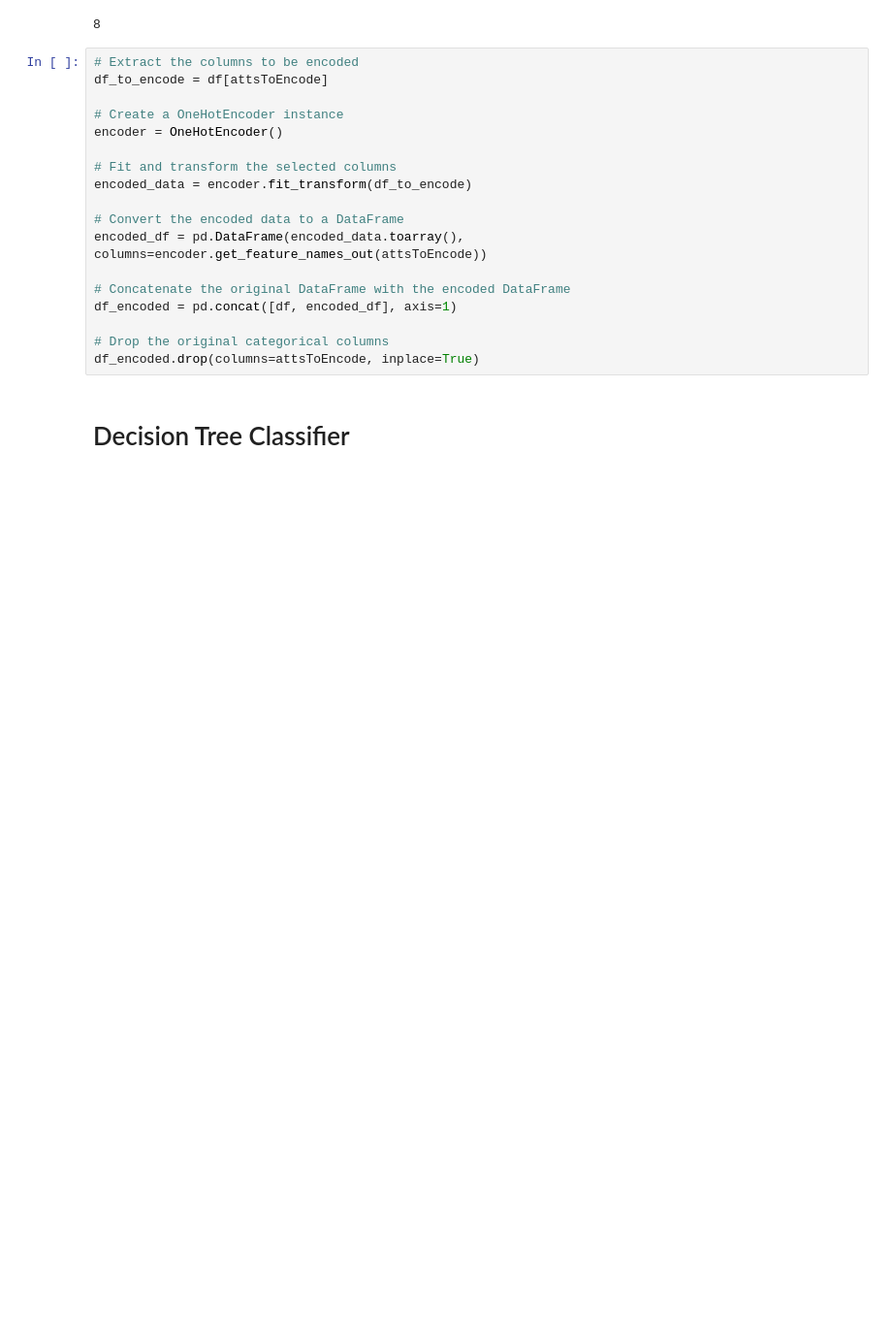
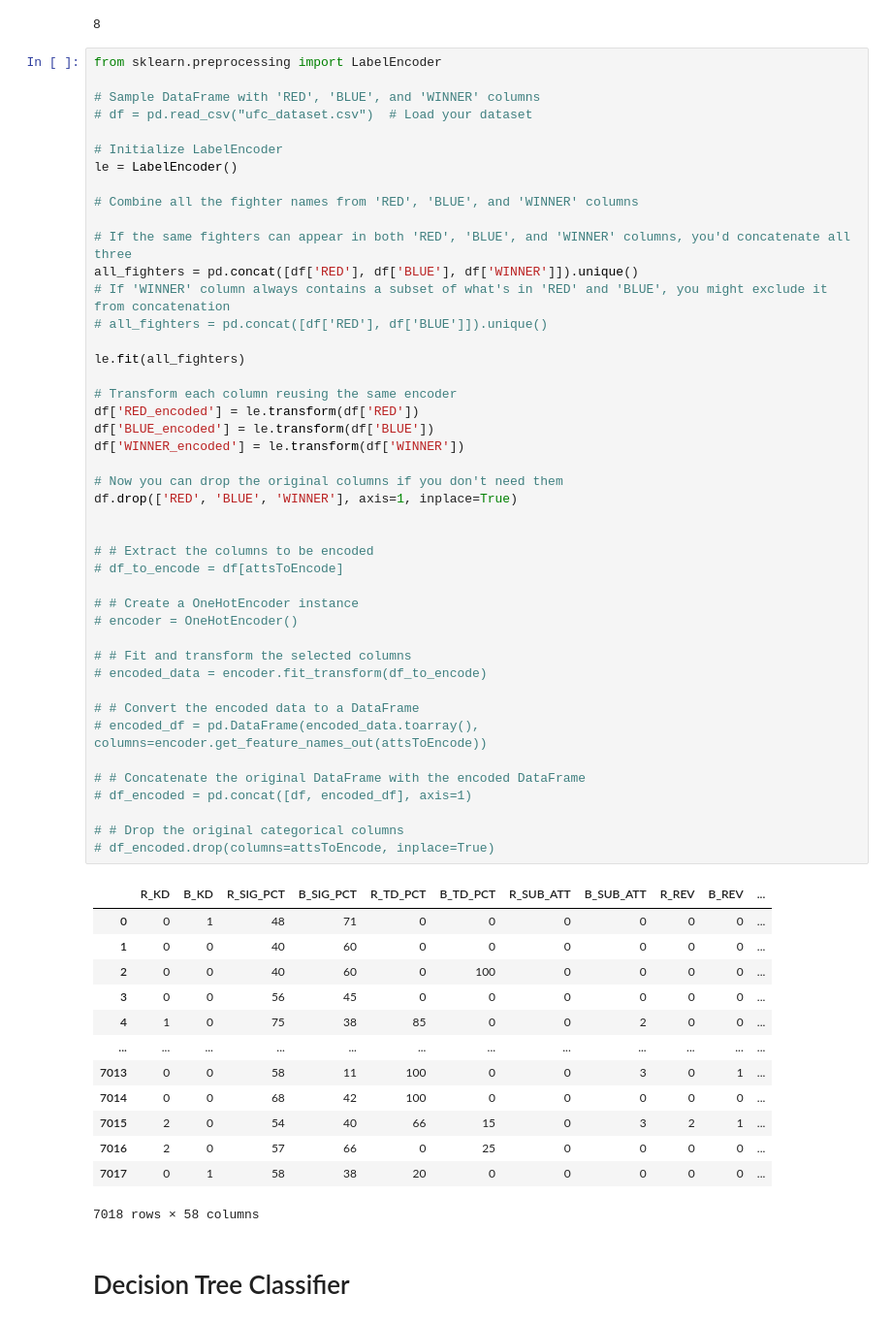
Before and after one commit to TheLevic/data-mining-project, a Jupyter notebook: project.ipynb, the cells around one changed output. Shown at 97% size. Saved outputs shown, nothing was run; the diff lists cells and outputs as text; blank space fills up the shorter version.

Commit message:
Encoded fighters

```diff
--- a/project.ipynb
+++ b/project.ipynb
@@ -247,22 +247,62 @@ print(len(attsToEncode))
 # %% [output]
 8
 # %%
-# Extract the columns to be encoded
-df_to_encode = df[attsToEncode]
+from sklearn.preprocessing import LabelEncoder
 
-# Create a OneHotEncoder instance
-encoder = OneHotEncoder()
+# Sample DataFrame with 'RED', 'BLUE', and 'WINNER' columns
+# df = pd.read_csv("ufc_dataset.csv")  # Load your dataset
 
-# Fit and transform the selected columns
-encoded_data = encoder.fit_transform(df_to_encode)
+# Initialize LabelEncoder
+le = LabelEncoder()
 
-# Convert the encoded data to a DataFrame
-encoded_df = pd.DataFrame(encoded_data.toarray(), columns=encoder.get_feature_names_out(attsToEncode))
+# Combine all the fighter names from 'RED', 'BLUE', and 'WINNER' columns
 
-# Concatenate the original DataFrame with the encoded DataFrame
-df_encoded = pd.concat([df, encoded_df], axis=1)
+# If the same fighters can appear in both 'RED', 'BLUE', and 'WINNER' columns, you'd concatenate all three
+all_fighters = pd.concat([df['RED'], df['BLUE'], df['WINNER']]).unique()
+# If 'WINNER' column always contains a subset of what's in 'RED' and 'BLUE', you might exclude it from concatenation
+# all_fighters = pd.concat([df['RED'], df['BLUE']]).unique()
 
-# Drop the original categorical columns
-df_encoded.drop(columns=attsToEncode, inplace=True)
+le.fit(all_fighters)
+
+# Transform each column reusing the same encoder
+df['RED_encoded'] = le.transform(df['RED'])
+df['BLUE_encoded'] = le.transform(df['BLUE'])
+df['WINNER_encoded'] = le.transform(df['WINNER'])
+
+# Now you can drop the original columns if you don't need them
+df.drop(['RED', 'BLUE', 'WINNER'], axis=1, inplace=True)
+
+
+# # Extract the columns to be encoded
+# df_to_encode = df[attsToEncode]
+
+# # Create a OneHotEncoder instance
+# encoder = OneHotEncoder()
+
+# # Fit and transform the selected columns
+# encoded_data = encoder.fit_transform(df_to_encode)
+
+# # Convert the encoded data to a DataFrame
+# encoded_df = pd.DataFrame(encoded_data.toarray(), columns=encoder.get_feature_names_out(attsToEncode))
+
+# # Concatenate the original DataFrame with the encoded DataFrame
+# df_encoded = pd.concat([df, encoded_df], axis=1)
+
+# # Drop the original categorical columns
+# df_encoded.drop(columns=attsToEncode, inplace=True)
+# %% [output]
+|  | R_KD | B_KD | R_SIG_PCT | B_SIG_PCT | R_TD_PCT | B_TD_PCT | R_SUB_ATT | B_SUB_ATT | R_REV | B_REV | ... |
+| 0 | 0 | 1 | 48 | 71 | 0 | 0 | 0 | 0 | 0 | 0 | ... |
+| 1 | 0 | 0 | 40 | 60 | 0 | 0 | 0 | 0 | 0 | 0 | ... |
+| 2 | 0 | 0 | 40 | 60 | 0 | 100 | 0 | 0 | 0 | 0 | ... |
+| 3 | 0 | 0 | 56 | 45 | 0 | 0 | 0 | 0 | 0 | 0 | ... |
+| 4 | 1 | 0 | 75 | 38 | 85 | 0 | 0 | 2 | 0 | 0 | ... |
+| ... | ... | ... | ... | ... | ... | ... | ... | ... | ... | ... | ... |
+| 7013 | 0 | 0 | 58 | 11 | 100 | 0 | 0 | 3 | 0 | 1 | ... |
+| 7014 | 0 | 0 | 68 | 42 | 100 | 0 | 0 | 0 | 0 | 0 | ... |
+| 7015 | 2 | 0 | 54 | 40 | 66 | 15 | 0 | 3 | 2 | 1 | ... |
+| 7016 | 2 | 0 | 57 | 66 | 0 | 25 | 0 | 0 | 0 | 0 | ... |
+| 7017 | 0 | 1 | 58 | 38 | 20 | 0 | 0 | 0 | 0 | 0 | ... |
+7018 rows × 58 columns
 # %% [markdown]
 # Decision Tree Classifier
```
